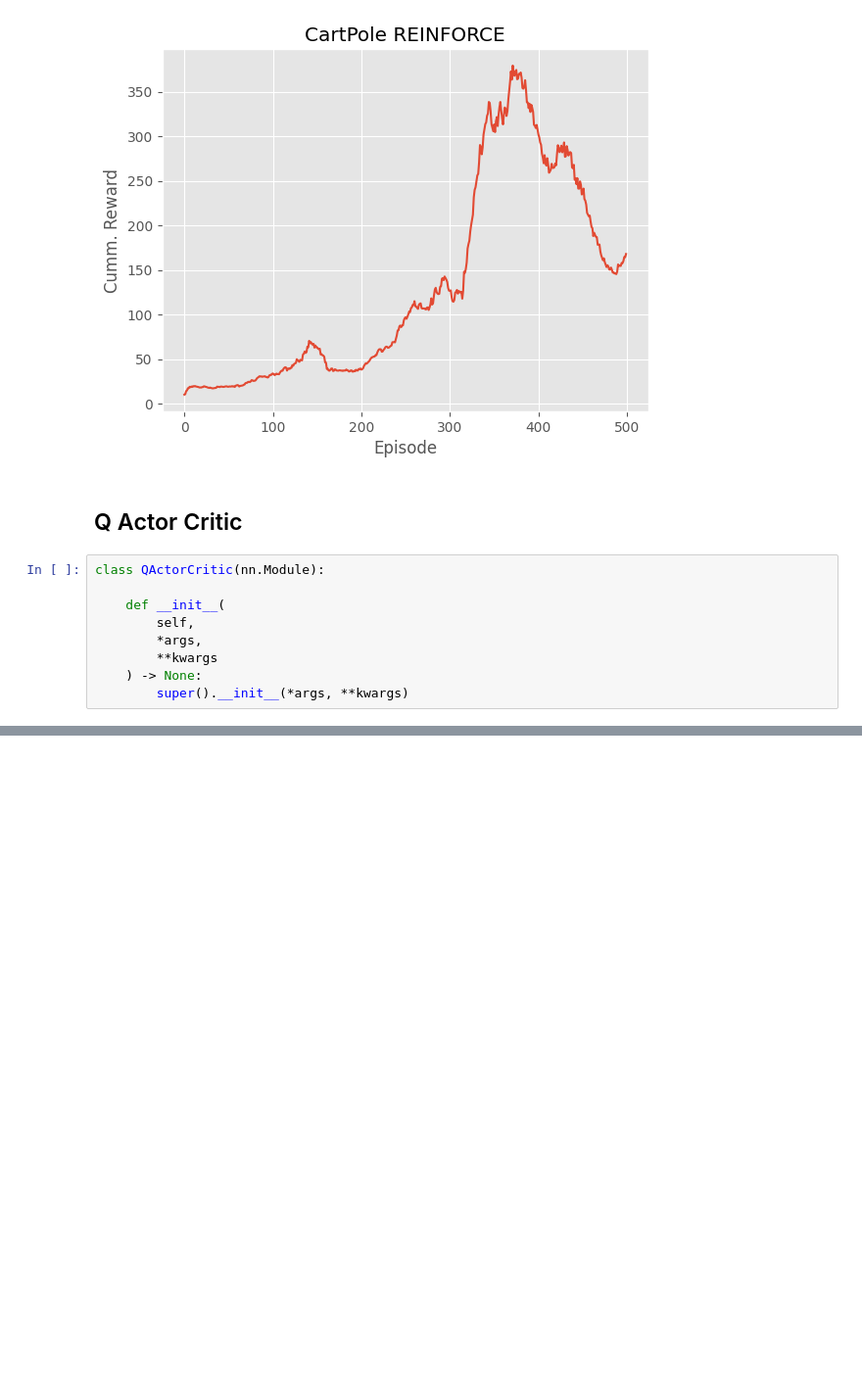
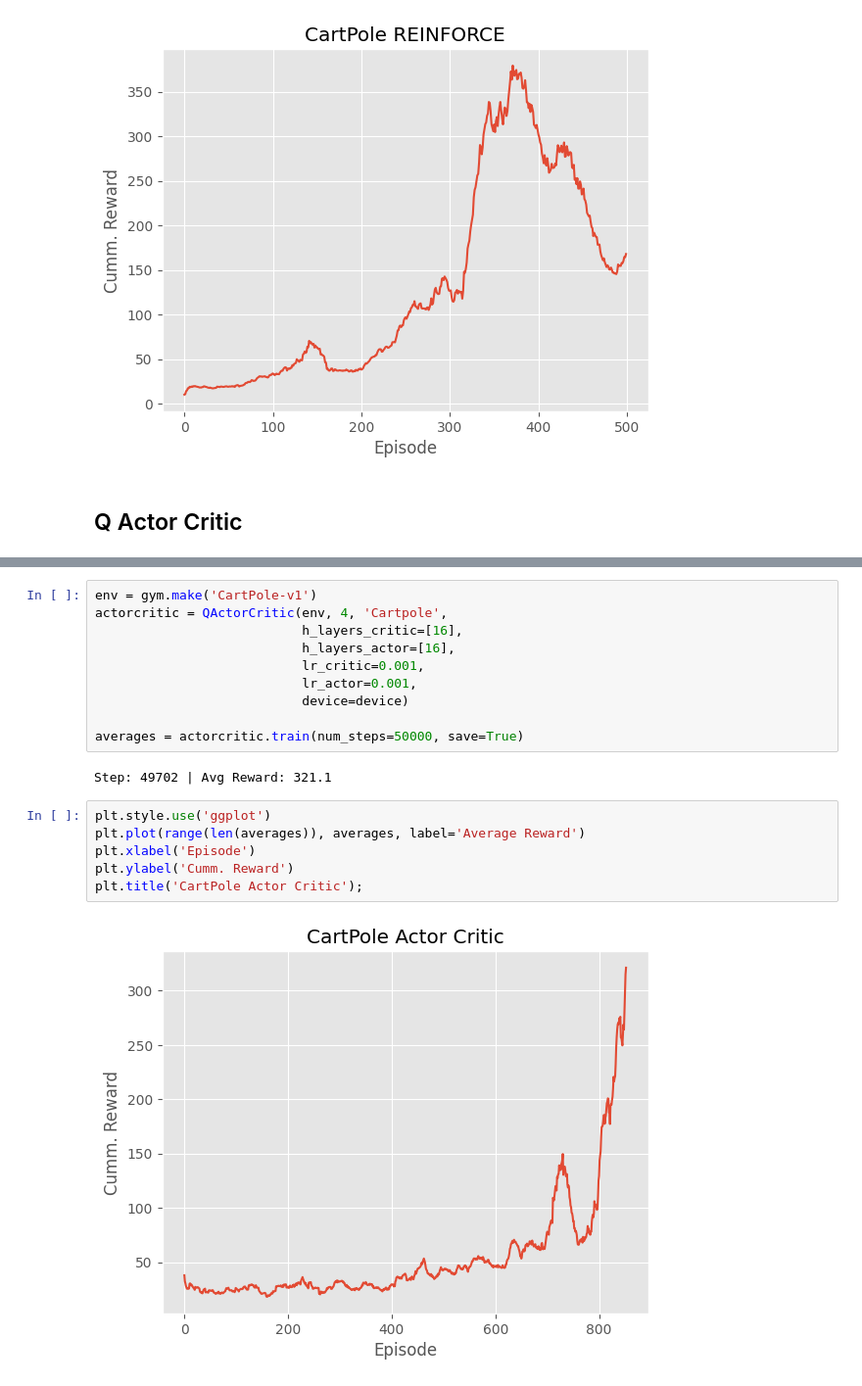
Before and after one commit to aryangarg794/Policy-Methods, a Jupyter notebook: implementation.ipynb, the cells around one changed output, grey strips where cells are left out. Shown: that part at 98% size. Drawn from its saved outputs; the diff is of its cells as text; blank space fills up the shorter version.

Commit message:
feat: added actor-critic implementation

```diff
--- a/implementation.ipynb
+++ b/implementation.ipynb
@@ -185,12 +200,3 @@ plt.title('CartPole REINFORCE');
 [figure]
 # %% [markdown]
 ## Q Actor Critic
-# %%
-class QActorCritic(nn.Module):
-
-    def __init__(
-        self,
-        *args,
-        **kwargs
-    ) -> None:
-        super().__init__(*args, **kwargs)
@@ -196,0 +369,20 @@ class QActorCritic(nn.Module):
+# %%
+env = gym.make('CartPole-v1')
+actorcritic = QActorCritic(env, 4, 'Cartpole',
+                           h_layers_critic=[16],
+                           h_layers_actor=[16],
+                           lr_critic=0.001,
+                           lr_actor=0.001,
+                           device=device)
+
+averages = actorcritic.train(num_steps=50000, save=True)
+# %% [output]
+Step: 49702 | Avg Reward: 321.1
+# %%
+plt.style.use('ggplot')
+plt.plot(range(len(averages)), averages, label='Average Reward')
+plt.xlabel('Episode')
+plt.ylabel('Cumm. Reward')
+plt.title('CartPole Actor Critic');
+# %% [output]
+[figure, added]
```
Also changed, not shown: parts of 4 cells of this notebook, 11 other files.
